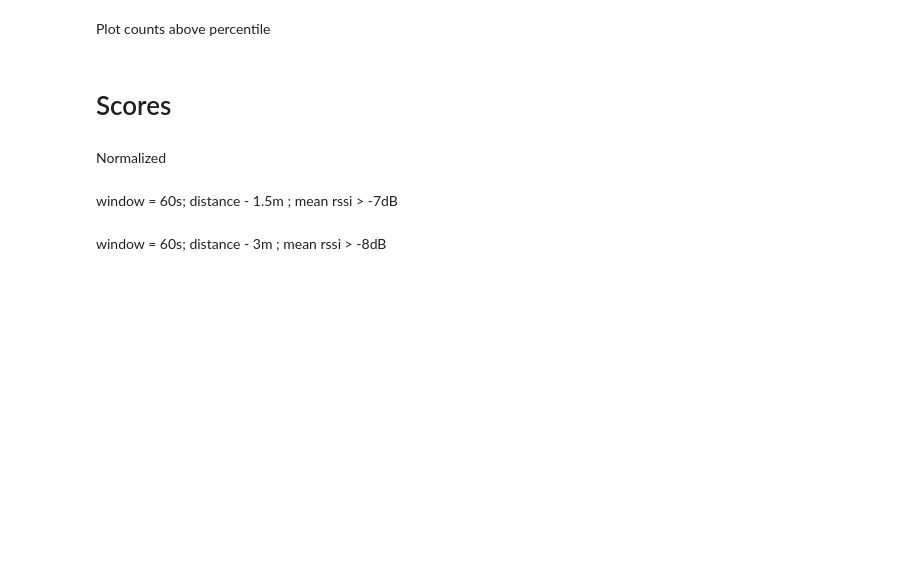
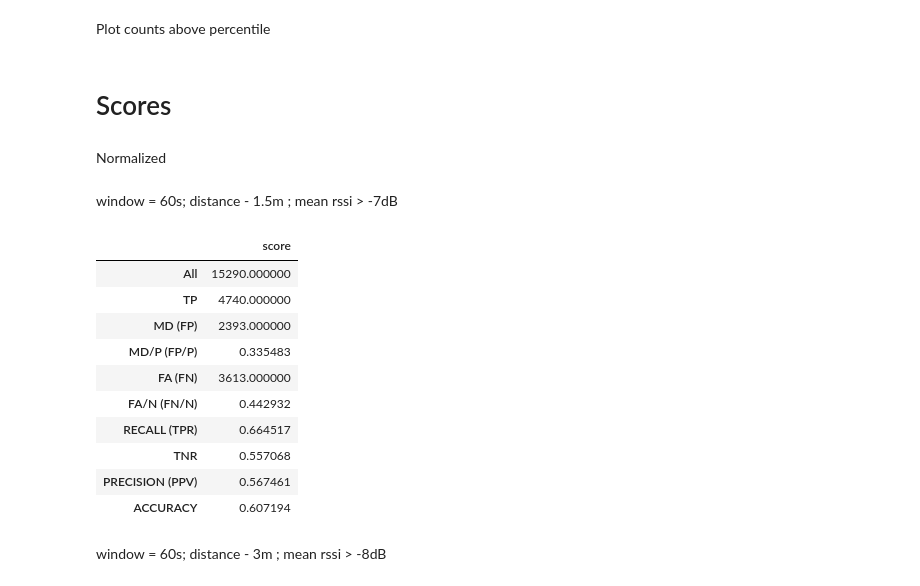
Before and after one commit to CylocTeam/BluetoothGeoClustering, a Jupyter notebook: BluetoothGeoClustering_python/DataAnalysis.ipynb, the cells around one changed output. Saved outputs shown, nothing was run; the diff lists cells and outputs as text; code cells hidden in the pictures; blank space fills up the shorter version.

Commit message:
add scores of interesting places

```diff
--- a/BluetoothGeoClustering_python/DataAnalysis.ipynb
+++ b/BluetoothGeoClustering_python/DataAnalysis.ipynb
@@ -144,7 +166,20 @@ Normalized
 # %% [markdown]
 window = 60s; distance - 1.5m ; mean rssi > -7dB
 # %%
-score_obj = ScoreClass(all_tag_measurements, 60, 'mean', 1.5, -7)
+score_obj = ScoreClass(plot_tag_data, 60, 'mean', 1.5, -7)
+score_obj.get_all_scores()
+# %% [output]
+|  | score |
+| All | 15290.000000 |
+| TP | 4740.000000 |
+| MD (FP) | 2393.000000 |
+| MD/P (FP/P) | 0.335483 |
+| FA (FN) | 3613.000000 |
+| FA/N (FN/N) | 0.442932 |
+| RECALL (TPR) | 0.664517 |
+| TNR | 0.557068 |
+| PRECISION (PPV) | 0.567461 |
+| ACCURACY | 0.607194 |
 # %% [markdown]
 window = 60s; distance - 3m ; mean rssi > -8dB
 # %%
```
Also changed, not shown: parts of 19 cells of this notebook.
